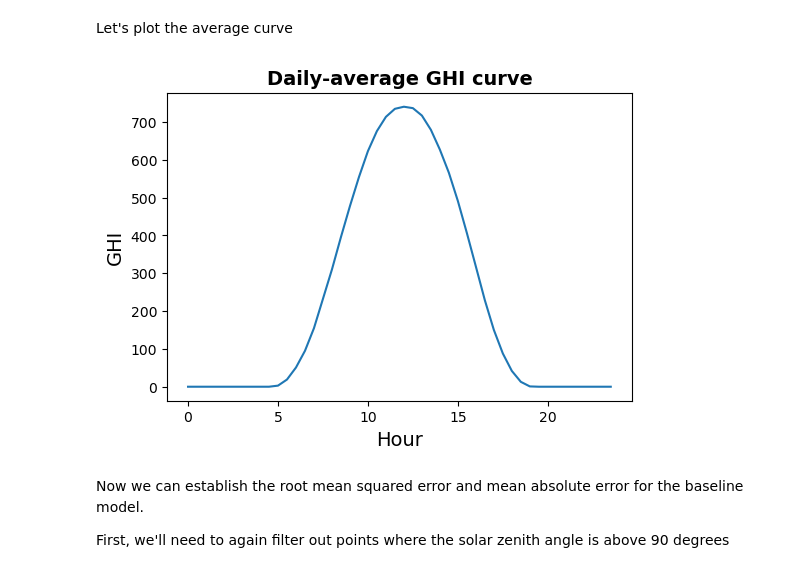
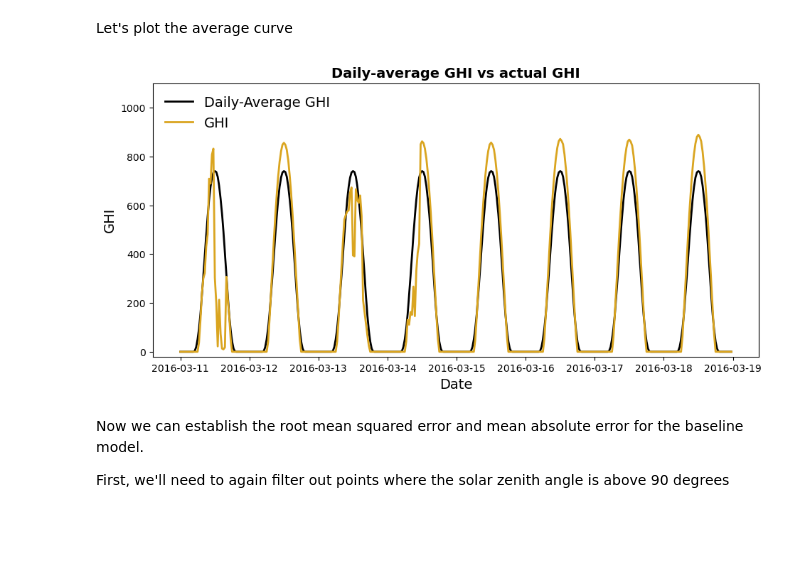
Before and after one commit to martijndevries/solar-intensity-forecast, a Jupyter notebook: code/modeling_insights.ipynb, the cells around one changed output. Cells and saved outputs as stored; diff of their text form; code cells hidden in the pictures; blank space fills up the shorter version.

```diff
--- a/code/modeling_insights.ipynb
+++ b/code/modeling_insights.ipynb
@@ -48,14 +48,21 @@ avg_ghi = calc_average_GHIcurve(df['GHI'])
 # %% [markdown]
 Let's plot the average curve
 # %%
-time = np.arange(0, 24, 0.5)
-fig, ax = plt.subplots(figsize=(6, 4))
-ax.plot(time, avg_ghi[:48])
-ax.set_xlabel('Hour', fontsize=14)
+ndays = 8
+i = 70
+#time = list(np.arange(0, 24, 0.5))*ndays
+fig, ax = plt.subplots(figsize=(11, 5))
+dates = pd.to_datetime(df['datetime'])[i*48:48*(ndays+i)]
+ax.plot(dates, avg_ghi[i*48:48*(ndays+i)], label='Daily-Average GHI', color='black', linewidth=2)
+ax.plot(dates, df['GHI'][i*48:48*(ndays+i)], label='GHI', color='goldenrod', linewidth=2)
+
+ax.set_xlabel('Date', fontsize=14)
 ax.set_ylabel('GHI', fontsize=14)
-ax.set_title('Daily-average GHI curve', fontsize=14, fontweight='bold');
+ax.legend(frameon=False, fontsize=14)
+ax.set_ylim(-20, 1100)
+ax.set_title('Daily-average GHI vs actual GHI', fontsize=14, fontweight='bold');
 # %% [output]
-[figure, old version]
+[figure, new version]
 # %% [markdown]
 Now we can establish the root mean squared error and mean absolute error for the baseline model.
 
```
Also changed, not shown: parts of 7 cells of this notebook, 2 other files.
